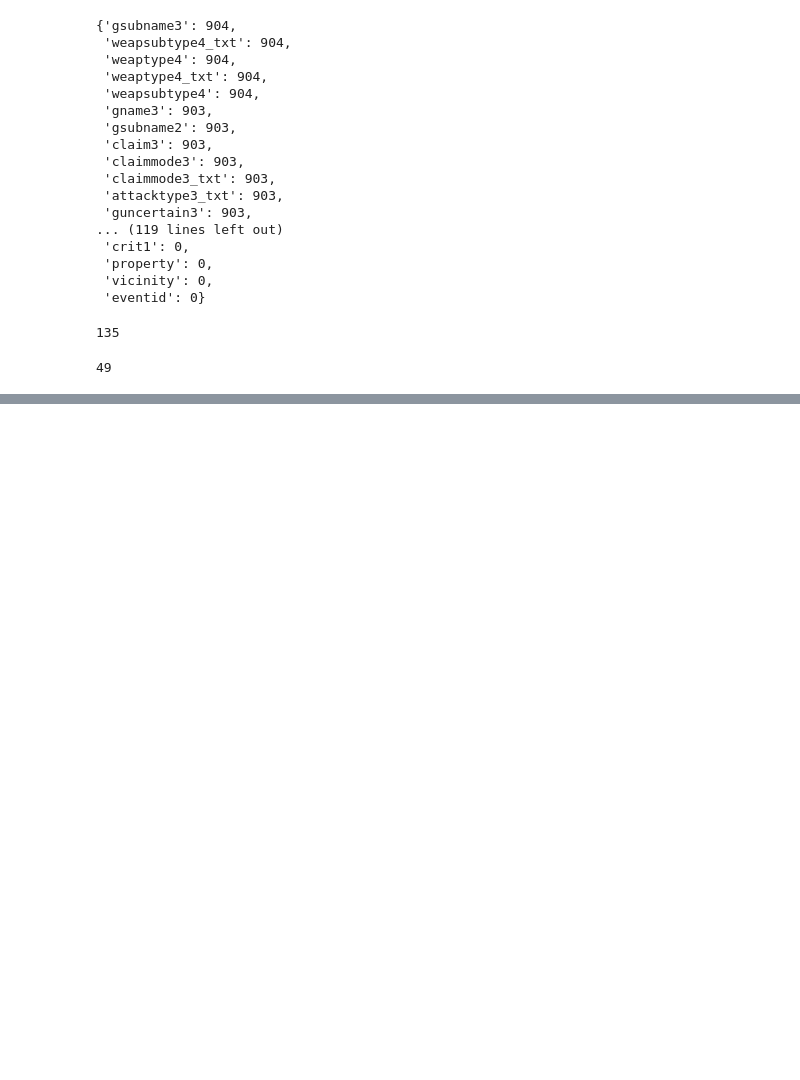
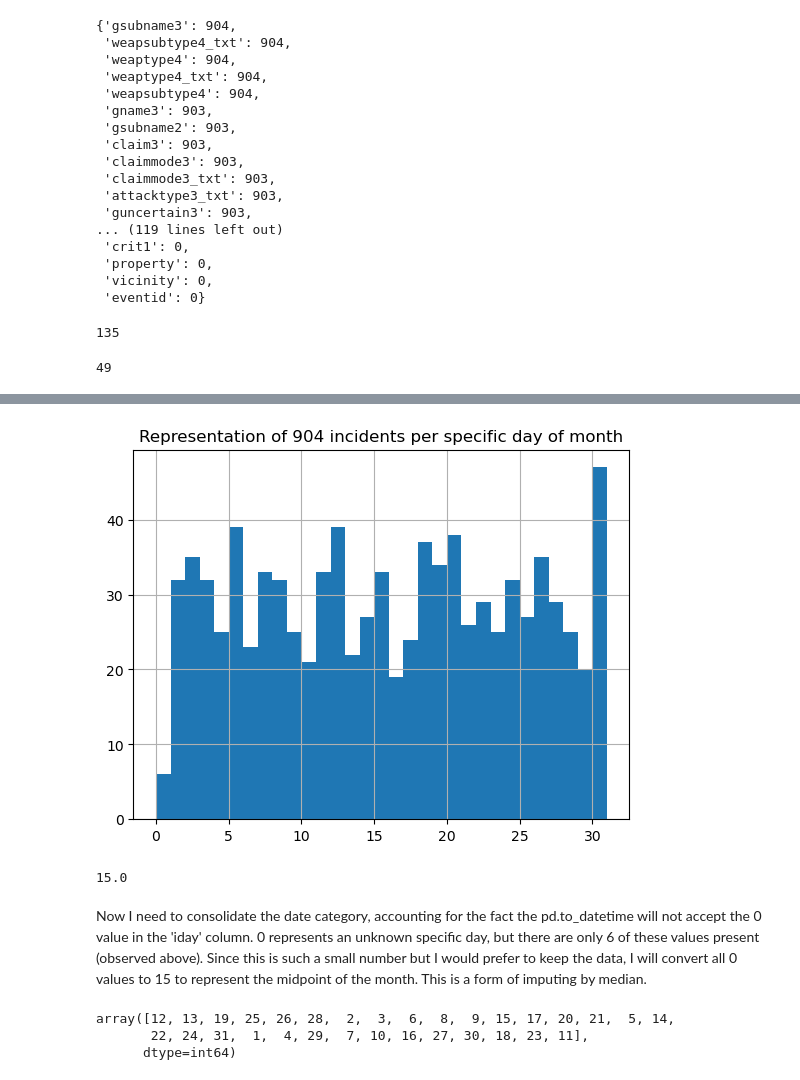
Before and after one commit to samcast1/Capstone-2---Global-Terrorism, a Jupyter notebook: notebooks/1.0-sc-initial-data-exploration.ipynb, the cells around one changed output, grey strips where cells are left out. Saved outputs shown, nothing was run; the diff lists cells and outputs as text; code cells hidden in the pictures; blank space fills up the shorter version.

Commit message:
gtd data cleaned 2/7 morning

```diff
--- a/notebooks/1.0-sc-initial-data-exploration.ipynb
+++ b/notebooks/1.0-sc-initial-data-exploration.ipynb
@@ -227,5 +230,8 @@ na_del = {k:v for k,v in na_dict.items() if v > 300}
 # %%
-col_to_drop = [feature for feature in na_del.keys()]
+col_to_drop = [feature for feature in col_del.keys()]
+more_del = ['doubtterr','multiple','country','country_txt','region','region_txt','provstate','attacktype1_txt','weaptype1_txt','weapsubtype1_txt','targtype1_txt','targsubtype1_txt','natlty1_txt','individual','property','ishostkid','ransom']
+for item in more_del :
+    col_to_drop.append(item)
 col_to_drop
 # %% [output]
 ['gsubname3',
@@ -291,0 +338,5 @@ dtype: int64
+# %%
+gtdtrimcol = [x for x in gtdtrim.columns]
+dtypes = ['int64']*5 + ['str'] + ['float64']*2 + ['category']*10 + ['str'] + ['category'] + ['str'] + ['category']*3 + ['str'] + ['int']*3 + ['category'] + ['str']*2 + ['category']*4
+types_dict = dict(zip(gtdtrimcol, dtypes))
+types_dict
@@ -291,0 +363,12 @@ dtype: int64
+# %%
+gtdtrim.nkill.fillna(0, inplace=True)
+gtdtrim.nkillter.fillna(0, inplace=True)
+gtdtrim.nwound.fillna(0, inplace=True)
+gtdtrim.targsubtype1.fillna(0, inplace=True)
+gtdtrim.target1.fillna('Unspecified', inplace=True)
+gtdtrim.natlty1.fillna('Unspecified', inplace=True)
+gtdtrim.weapsubtype1.fillna(0, inplace=True)
+gtdtrim.propextent.fillna(0, inplace=True)
+# %%
+gtd_adj_types = gtdtrim.astype(types_dict)
+gtd_adj_types.info()
@@ -291,0 +425,21 @@ dtype: int64
+# %%
+gtd_adj_types.iday.hist(bins = 31)
+plt.title('Representation of 904 incidents per specific day of month')
+plt.xlabel = 'day of month'
+plt.ylabel = 'occurences'
+plt.show()
+# %% [output]
+[figure, added]
+# %%
+gtd_adj_types.iday.median()
+# %% [output]
+15.0
+# %% [markdown]
+Now I need to consolidate the date category, accounting for the fact the pd.to_datetime will not accept the 0 value in the 'iday' column. 0 represents an unknown specific day, but there are only 6 of these values present (observed above). Since this is such a small number but I would prefer to keep the data, I will convert all 0 values to 15 to represent the midpoint of the month. This is a form of imputing by median.
+# %%
+gtd_adj_types['iday'].replace({0: 15}, inplace=True)
+gtd_adj_types['iday'].unique()
+# %% [output]
+array([12, 13, 19, 25, 26, 28,  2,  3,  6,  8,  9, 15, 17, 20, 21,  5, 14,
+       22, 24, 31,  1,  4, 29,  7, 10, 16, 27, 30, 18, 23, 11],
+      dtype=int64)
```
Also changed, not shown: parts of 19 cells of this notebook, 1 other file.
